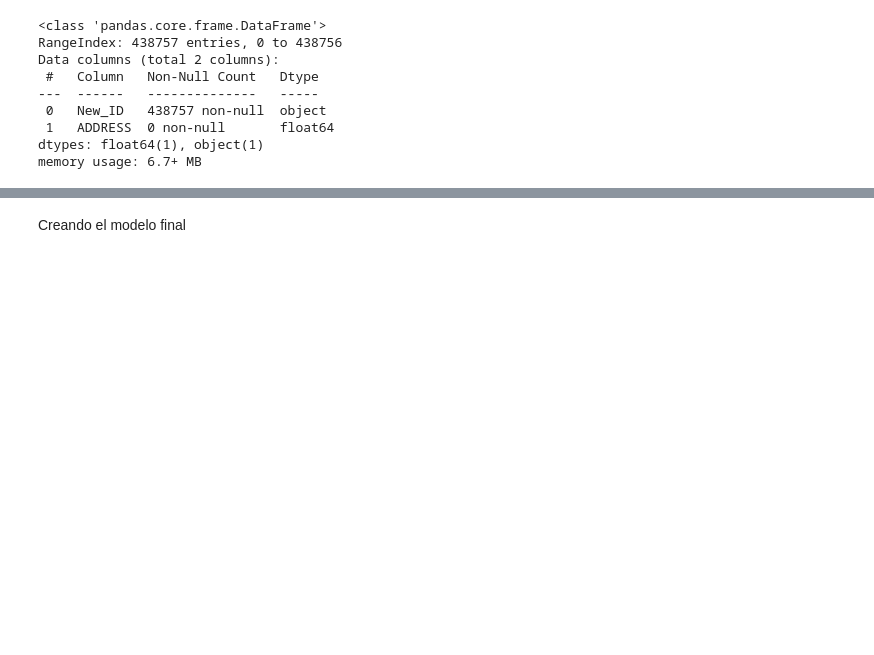
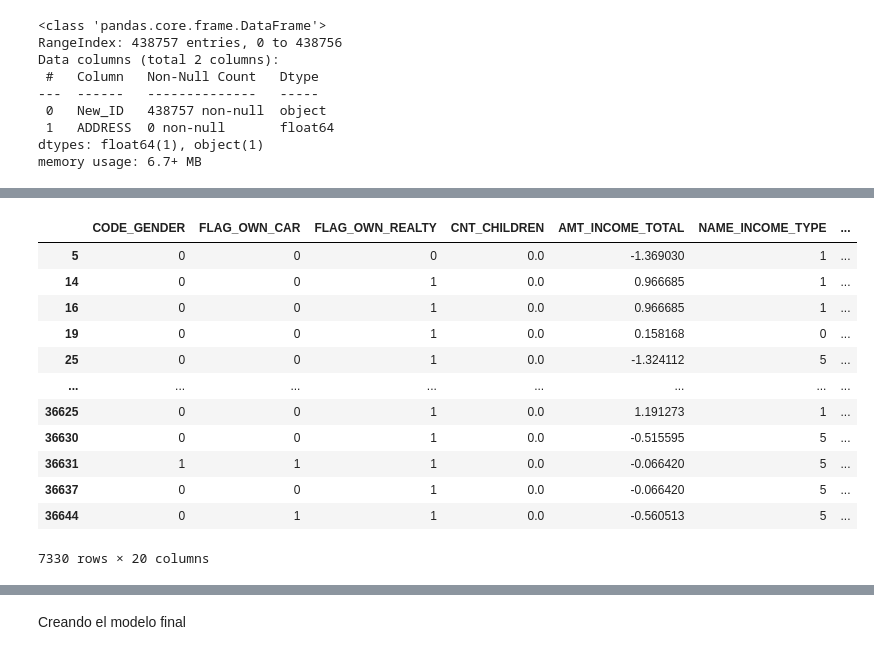
Before and after one commit to Pedrmig/Prueba-Tecnica, a Jupyter notebook: prueba.ipynb, the cells around one changed output, grey strips where cells are left out. Cells and saved outputs as stored; diff of their text form; code cells hidden in the pictures; blank space fills up the shorter version.

```diff
--- a/prueba.ipynb
+++ b/prueba.ipynb
@@ -187,6 +213,20 @@ data
 # %%
-data_unseen = df_use.drop(data.index)
+data_unseen = df.drop(data.index)
 data_unseen
+# %% [output]
+|  | CODE_GENDER | FLAG_OWN_CAR | FLAG_OWN_REALTY | CNT_CHILDREN | AMT_INCOME_TOTAL | NAME_INCOME_TYPE | ... |
+| 5 | 0 | 0 | 0 | 0.0 | -1.369030 | 1 | ... |
+| 14 | 0 | 0 | 1 | 0.0 | 0.966685 | 1 | ... |
+| 16 | 0 | 0 | 1 | 0.0 | 0.966685 | 1 | ... |
+| 19 | 0 | 0 | 1 | 0.0 | 0.158168 | 0 | ... |
+| 25 | 0 | 0 | 1 | 0.0 | -1.324112 | 5 | ... |
+| ... | ... | ... | ... | ... | ... | ... | ... |
+| 36625 | 0 | 0 | 1 | 0.0 | 1.191273 | 1 | ... |
+| 36630 | 0 | 0 | 1 | 0.0 | -0.515595 | 5 | ... |
+| 36631 | 1 | 1 | 1 | 0.0 | -0.066420 | 5 | ... |
+| 36637 | 0 | 0 | 1 | 0.0 | -0.066420 | 5 | ... |
+| 36644 | 0 | 1 | 1 | 0.0 | -0.560513 | 5 | ... |
+7330 rows × 20 columns
 # %%
 data.reset_index(drop=True, inplace=True)
 data_unseen.reset_index(drop=True, inplace=True)
```
Also changed, not shown: parts of 38 cells of this notebook.
